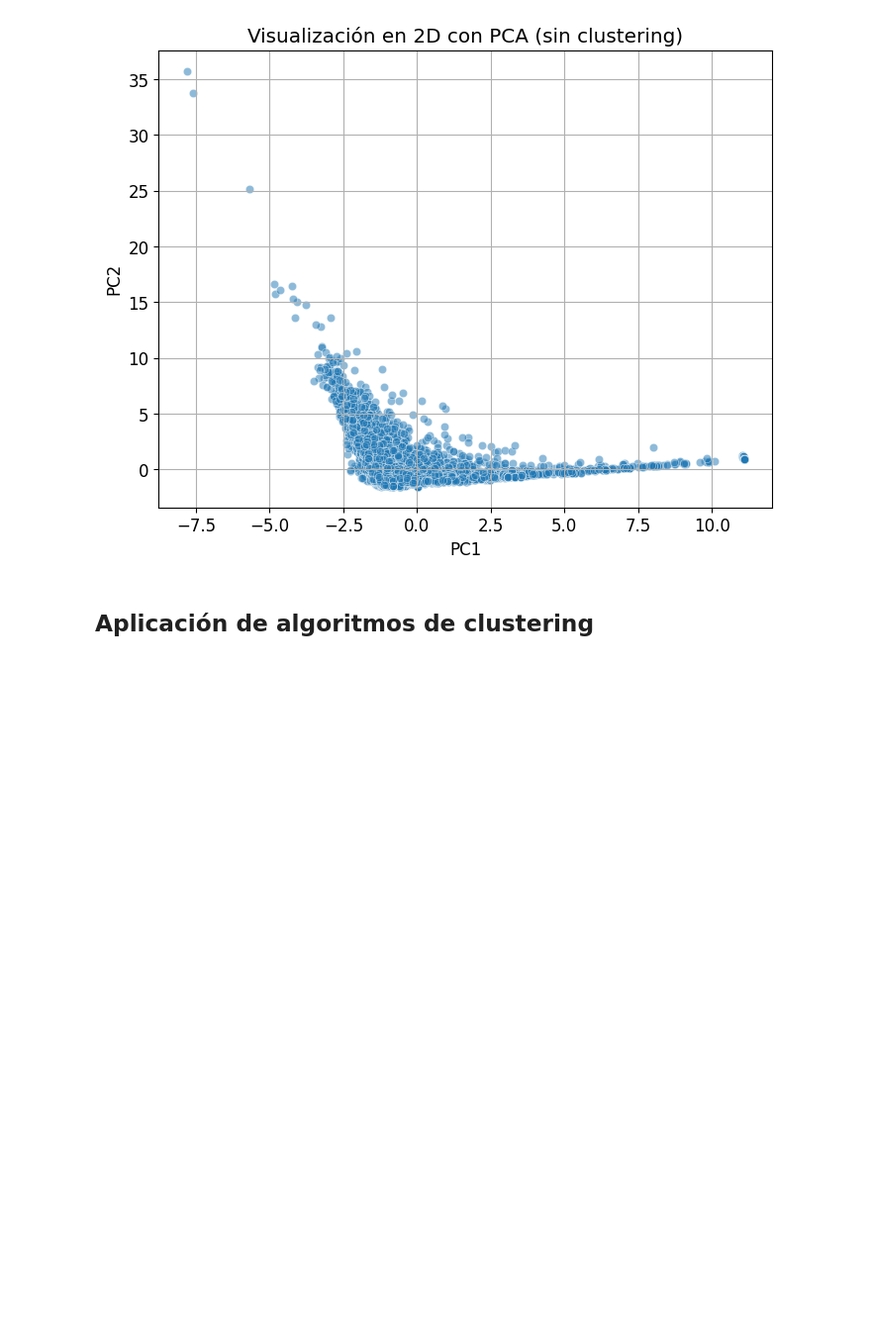
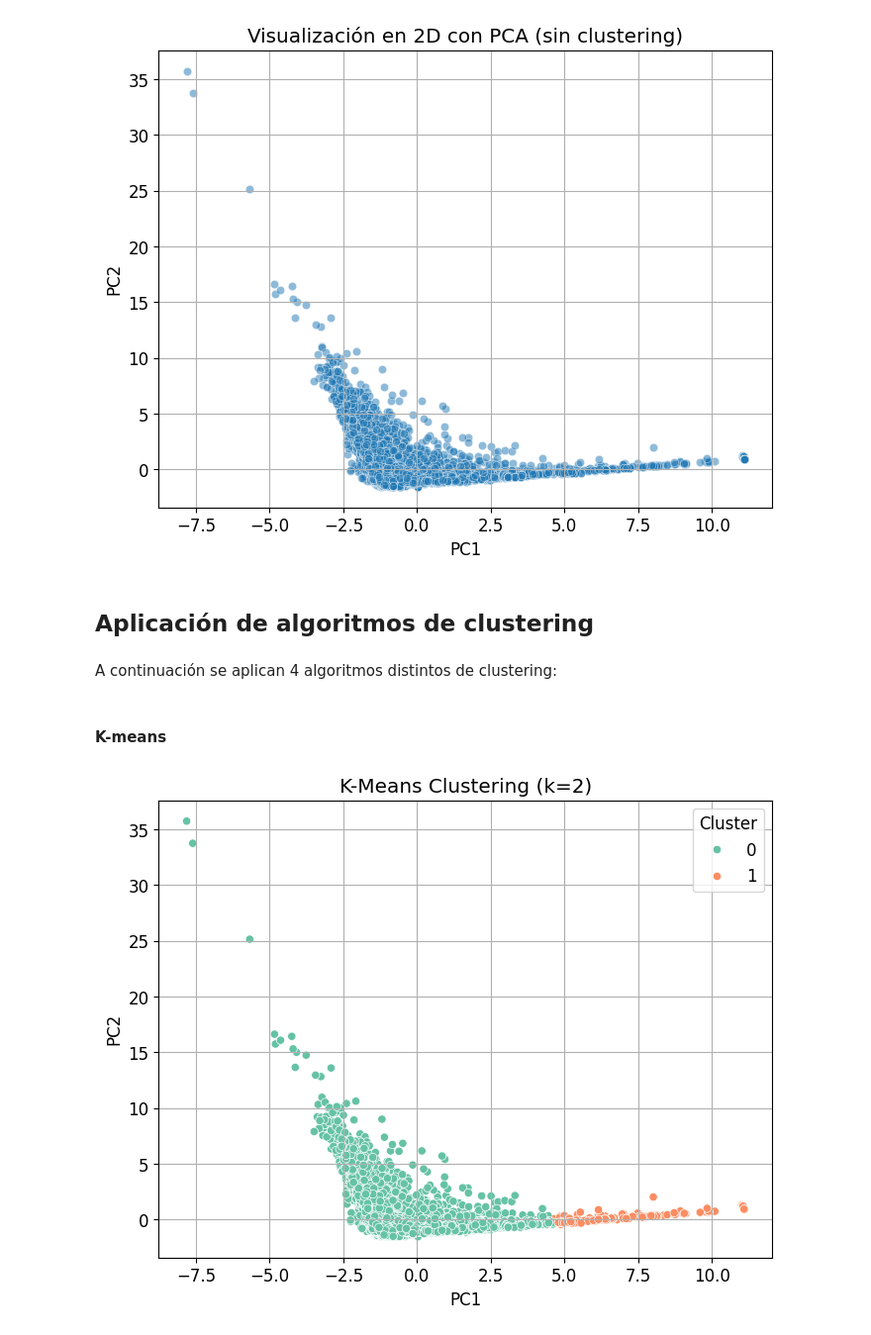
Before and after one commit to Mrldmz/AED-P3, a Jupyter notebook: main.ipynb, the cells around one changed output. Shown at 99% size. Drawn from its saved outputs; the diff is of its cells as text; code cells hidden in the pictures; blank space fills up the shorter version.

```diff
--- a/main.ipynb
+++ b/main.ipynb
@@ -563,3 +563,24 @@ plt.show()
 [figure]
 # %% [markdown]
 ## Aplicación de algoritmos de clustering
+# %% [markdown]
+A continuación se aplican 4 algoritmos distintos de clustering:
+# %% [markdown]
+#### K-means
+# %%
+from sklearn.cluster import KMeans
+
+kmeans = KMeans(n_clusters=2, random_state=42)
+kmeans_labels = kmeans.fit_predict(scaled_df)
+
+# Visualizar
+plt.figure(figsize=(8, 6))
+sns.scatterplot(x=pca_df['PC1'], y=pca_df['PC2'], hue=kmeans_labels, palette='Set2')
+plt.title('K-Means Clustering (k=2)')
+plt.xlabel('PC1')
+plt.ylabel('PC2')
+plt.legend(title='Cluster')
+plt.grid(True)
+plt.show()
+# %% [output]
+[figure, added]
```
Also changed, not shown: parts of 16 cells of this notebook.
